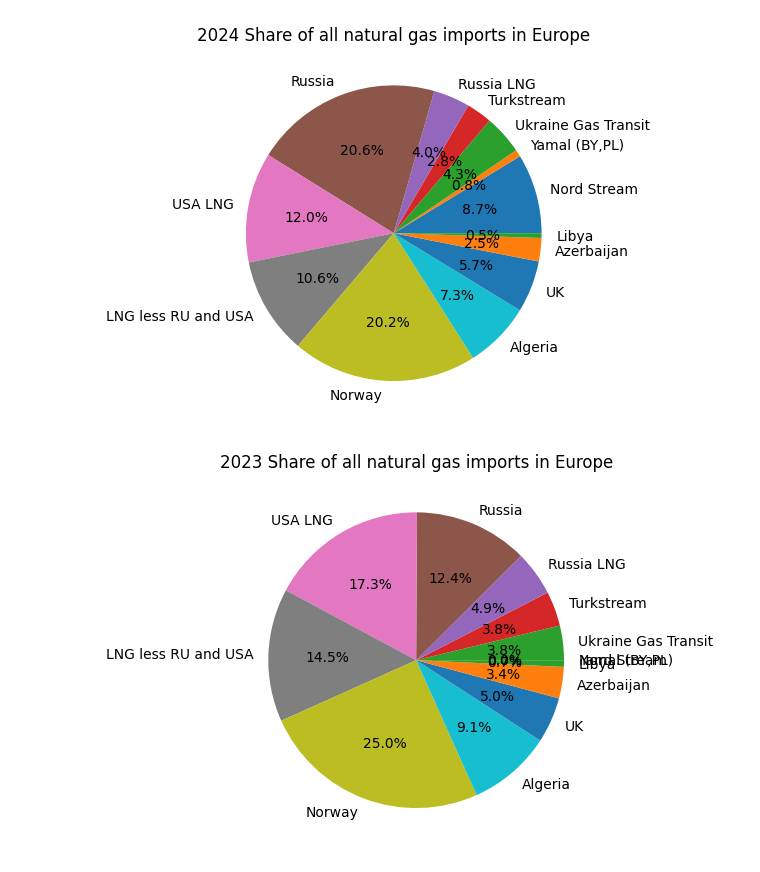
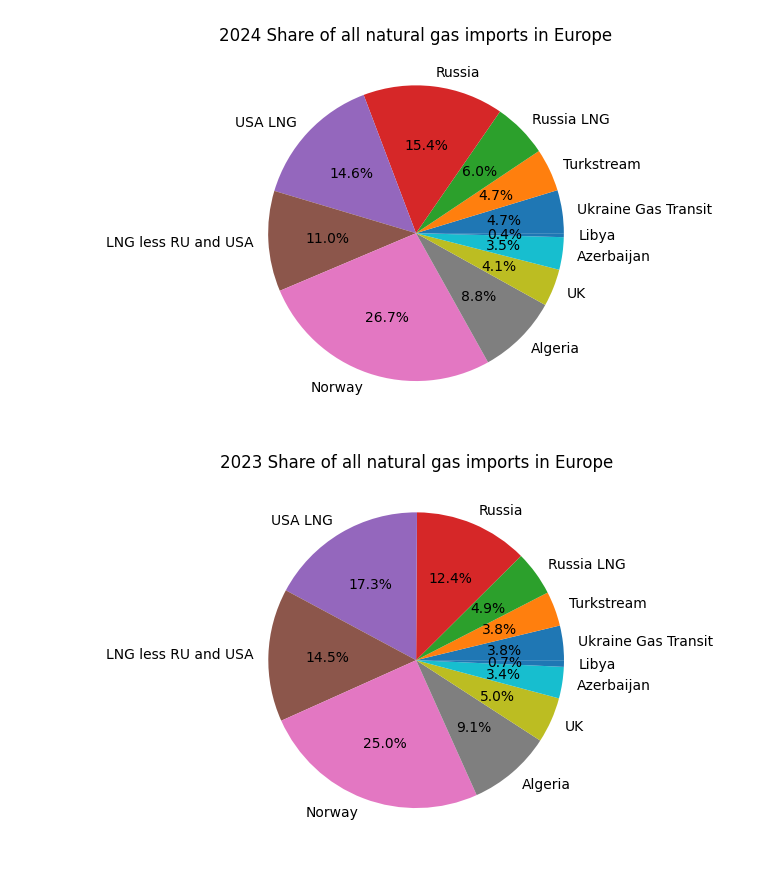
Before and after one commit to Anson422/Anson-Eva-Valerie, a Jupyter notebook: Stacked Bar Chart/All_natural_gas_imports_in_Europe.ipynb, the cells around one changed output. Saved outputs shown, nothing was run; the diff lists cells and outputs as text; code cells hidden in the pictures.

```diff
--- a/Stacked Bar Chart/All_natural_gas_imports_in_Europe.ipynb
+++ b/Stacked Bar Chart/All_natural_gas_imports_in_Europe.ipynb
@@ -52,14 +45,18 @@ df
 rows_2024_to_sum = df.loc[12:14]
 row_2024_sum = rows_2024_to_sum.drop(columns=['dates']).sum(axis=0)
 new_2024_row = pd.DataFrame([row_2024_sum], index=['2024'])
+new_2024_row = new_2024_row.drop("Nord Stream",axis=1)
+new_2024_row = new_2024_row.drop("Yamal (BY,PL)",axis=1)
 #2023
 rows_2023_to_sum = df.loc[8:11]
 row_2023_sum = rows_2023_to_sum.drop(columns=['dates']).sum(axis=0)
-new_2023_row = pd.DataFrame([row_2023_sum], index=['2024'])
+new_2023_row = pd.DataFrame([row_2023_sum], index=['2023'])
+new_2023_row = new_2023_row.drop("Nord Stream",axis=1)
+new_2023_row = new_2023_row.drop("Yamal (BY,PL)",axis=1)
 #2022
 rows_2022_to_sum = df.iloc[4:7]
 row_2022_sum = rows_2022_to_sum.drop(columns=['dates']).sum(axis=0)
-new_2022_row = pd.DataFrame([row_2022_sum], index=['2024'])
+new_2022_row = pd.DataFrame([row_2022_sum], index=['2022'])
 
 total_year = pd.concat([new_2024_row, new_2023_row,new_2022_row])
 total_year
@@ -85,21 +82,55 @@ total_year
 # %%
-row_2024_data = total_year.iloc[2]
-row_2024_data = pd.to_numeric(row_2024_data)
+row_2024_data = total_year.iloc[0]
 labels = total_year.columns
 
+# 存储要排除的索引
+exclude_indices = []
+
+# 检查每个列是否为数字
+for i, value in enumerate(row_2024_data):
+    try:
+        pd.to_numeric(value)
+    except ValueError:
+        exclude_indices.append(i)
+
+# 过滤出非数字列
+row_2024_data = row_2024_data.drop(row_2024_data.index[exclude_indices])
+labels = labels.drop(labels[exclude_indices])
+
+# 将剩余列转换为数字
+row_2024_data = pd.to_numeric(row_2024_data)
+
+# 绘制饼图
 plt.pie(row_2024_data, labels=labels, autopct='%1.1f%%')
 plt.title('2024 Share of all natural gas imports in Europe')
 plt.show()
 # %% [output]
-[figure, old version]
+[figure, new version]
 # %%
 row_2023_data = total_year.iloc[1]
-row_2023_data = pd.to_numeric(row_2023_data)
 labels = total_year.columns
 
+# 存储要排除的索引
+exclude_indices = []
+
+# 检查每个列是否为数字
+for i, value in enumerate(row_2023_data):
+    try:
+        pd.to_numeric(value)
+    except ValueError:
+        exclude_indices.append(i)
+
+# 过滤出非数字列
+row_2023_data = row_2023_data.drop(row_2023_data.index[exclude_indices])
+labels = labels.drop(labels[exclude_indices])
+
+# 将剩余列转换为数字
+row_2023_data = pd.to_numeric(row_2023_data)
+
+# 绘制饼图
 plt.pie(row_2023_data, labels=labels, autopct='%1.1f%%')
 plt.title('2023 Share of all natural gas imports in Europe')
 plt.show()
 # %% [output]
-[figure, old version]
+[figure, new version]
 # %%
```
Also changed, not shown: parts of 4 cells of this notebook.
